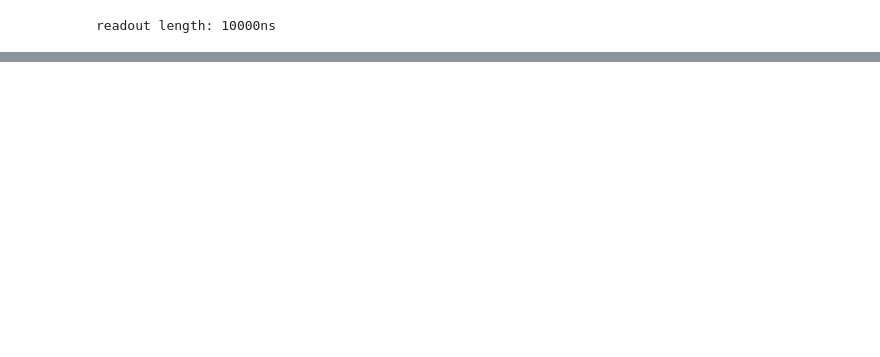
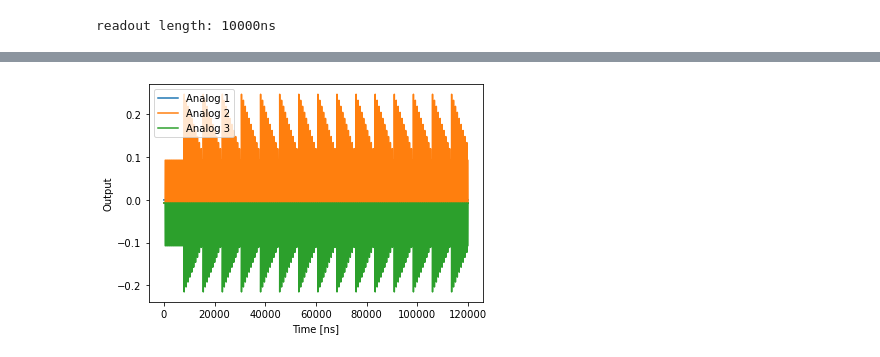
Before and after one commit to qdev-dk/QMachine, a Jupyter notebook: qmachine/pulse_generator/Pulse_generator_test.ipynb, the cells around one changed output, grey strips where cells are left out. Saved outputs shown, nothing was run; the diff lists cells and outputs as text; code cells hidden in the pictures; blank space fills up the shorter version.

```diff
--- a/qmachine/pulse_generator/Pulse_generator_test.ipynb
+++ b/qmachine/pulse_generator/Pulse_generator_test.ipynb
@@ -504,0 +575,24 @@ slice length (chunk size in qua terms)=25
+# %%
+from qm.qua import program, for_, reset_phase, stream_processing, switch_, case_, declare, declare_stream, wait, measure, play, save, fixed, demod, ramp, amp, if_, elif_, else_, align, ramp_to_zero
+from qm.QuantumMachinesManager import QuantumMachinesManager
+from qm import SimulationConfig
+
+with program() as seq2:
+    baked_index = declare(int)
+    amplitude_index = declare(int)
+    amplitudes = declare(fixed,value = np.linspace(1,0.5,10).tolist())
+    with for_(baked_index,0,baked_index<200,baked_index+1):
+        with for_(amplitude_index,0,amplitude_index<10,amplitude_index+1):
+            with switch_(baked_index,unsafe=True):
+                for j in range(200):
+                    with case_(j):
+                        baked_waveforms[j].run(amp_array=[('gate_36',amplitudes[amplitude_index]),('gate_29',amplitudes[amplitude_index])])
+
+            play('CW'*amp(0.1*4),'gate_36',100)
+            play('CW'*amp(-0.1*4),'gate_29',100)
+
+            ramp_to_zero('gate_36',1)
+            ramp_to_zero('gate_29',1)
+# %%
+b=pulser.simulate_pulse(seq2,int(3e4))
+# %% [output]
@@ -504,0 +602 @@ slice length (chunk size in qua terms)=25
+[figure, added]
```
Also changed, not shown: parts of 15 cells of this notebook, 2 other files.
